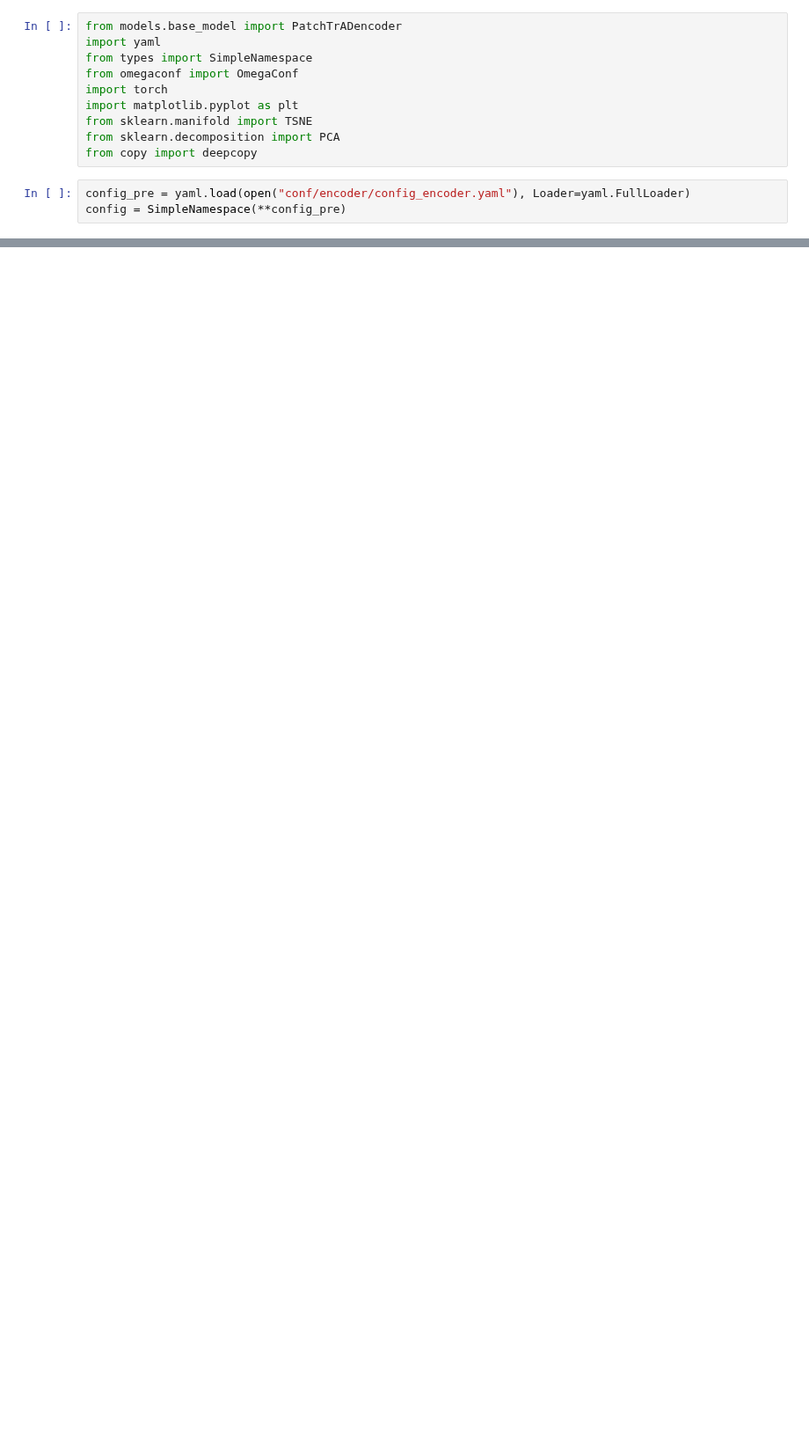
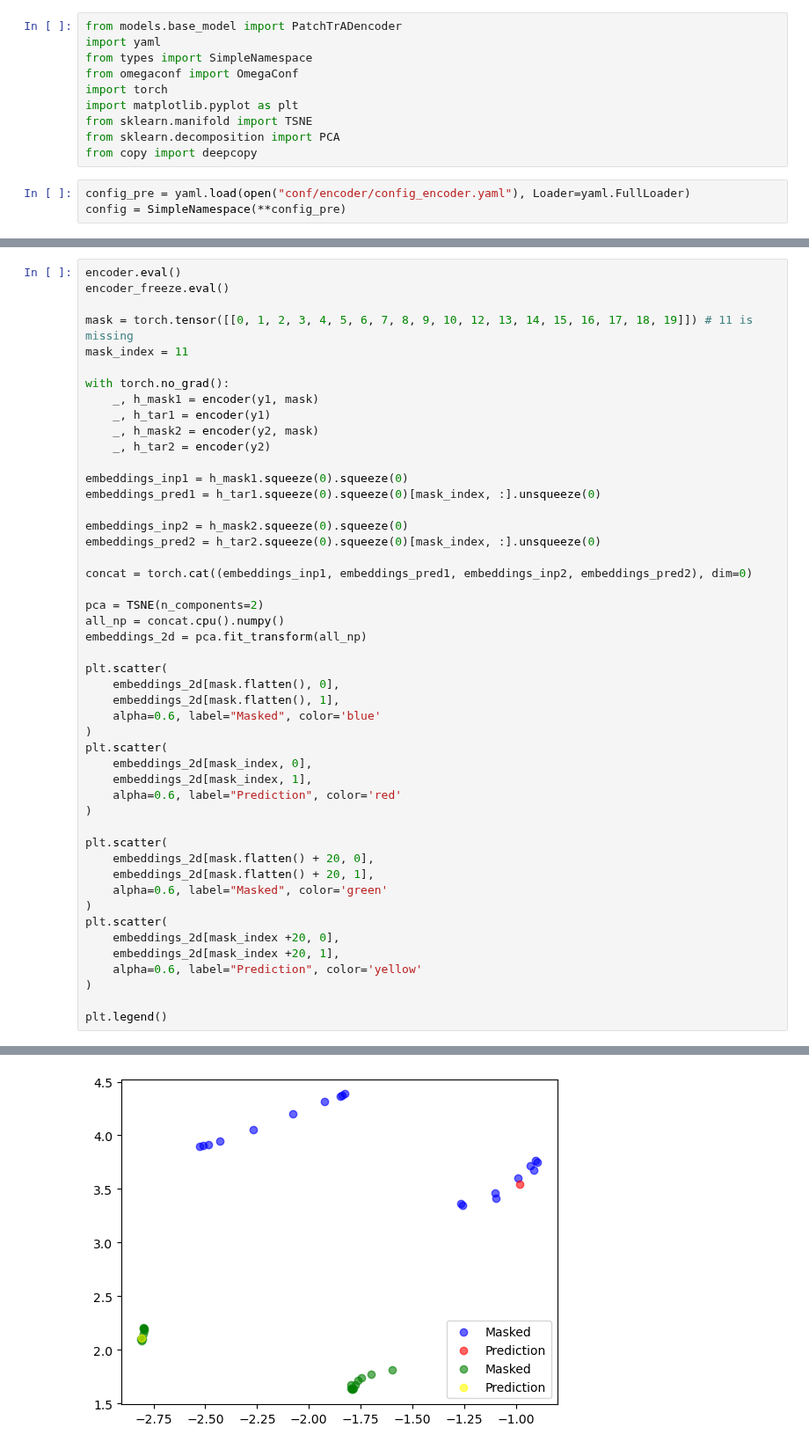
Before and after one commit to vilhess/JEPAtchTST, a Jupyter notebook: latent_space.ipynb, the cells around one changed output, grey strips where cells are left out. Shown at 88% size. Saved outputs shown, nothing was run; the diff lists cells and outputs as text; blank space fills up the shorter version.

```diff
--- a/latent_space.ipynb
+++ b/latent_space.ipynb
@@ -529,0 +559,49 @@ concat = torch.cat((embeddings_inp1, embeddings_pred1, embeddings_inp2, embeddin
+# %%
+encoder.eval()
+encoder_freeze.eval()
+
+mask = torch.tensor([[0, 1, 2, 3, 4, 5, 6, 7, 8, 9, 10, 12, 13, 14, 15, 16, 17, 18, 19]]) # 11 is missing
+mask_index = 11
+
+with torch.no_grad():
+    _, h_mask1 = encoder(y1, mask)
+    _, h_tar1 = encoder(y1)
+    _, h_mask2 = encoder(y2, mask)
+    _, h_tar2 = encoder(y2)
+
+embeddings_inp1 = h_mask1.squeeze(0).squeeze(0)
+embeddings_pred1 = h_tar1.squeeze(0).squeeze(0)[mask_index, :].unsqueeze(0)
+
+embeddings_inp2 = h_mask2.squeeze(0).squeeze(0)
+embeddings_pred2 = h_tar2.squeeze(0).squeeze(0)[mask_index, :].unsqueeze(0)
+
+concat = torch.cat((embeddings_inp1, embeddings_pred1, embeddings_inp2, embeddings_pred2), dim=0)
+
+pca = TSNE(n_components=2)
+all_np = concat.cpu().numpy()
+embeddings_2d = pca.fit_transform(all_np)
+
+plt.scatter(
+    embeddings_2d[mask.flatten(), 0],
+    embeddings_2d[mask.flatten(), 1],
+    alpha=0.6, label="Masked", color='blue'
+)
+plt.scatter(
+    embeddings_2d[mask_index, 0],
+    embeddings_2d[mask_index, 1],
+    alpha=0.6, label="Prediction", color='red'
+)
+
+plt.scatter(
+    embeddings_2d[mask.flatten() + 20, 0],
+    embeddings_2d[mask.flatten() + 20, 1],
+    alpha=0.6, label="Masked", color='green'
+)
+plt.scatter(
+    embeddings_2d[mask_index +20, 0],
+    embeddings_2d[mask_index +20, 1],
+    alpha=0.6, label="Prediction", color='yellow'
+)
+
+plt.legend()
+# %% [output]
@@ -530 +609,2 @@ concat = torch.cat((embeddings_inp1, embeddings_pred1, embeddings_inp2, embeddin
+[figure, added]
 # %%
```
Also changed, not shown: parts of 9 cells of this notebook.
